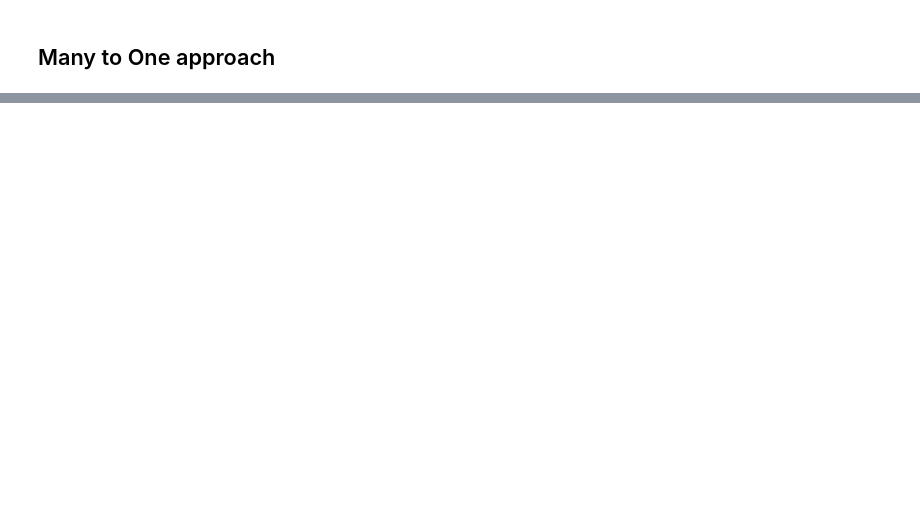
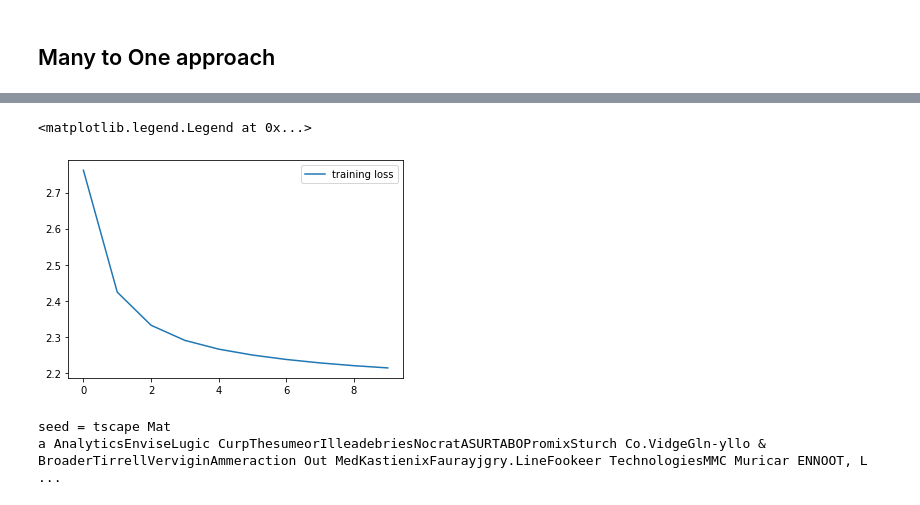
Before and after one commit to goodnic/MSE-TSM_DeLearn, a Jupyter notebook: Exercises/11/ex1_startup_names_g16.ipynb, the cells around one changed output, grey strips where cells are left out. Cells and saved outputs as stored; diff of their text form; code cells hidden in the pictures; blank space fills up the shorter version.

```diff
--- a/Exercises/11/ex1_startup_names_g16.ipynb
+++ b/Exercises/11/ex1_startup_names_g16.ipynb
@@ -618,0 +422,5 @@ print(generated_text)
+# %%
+batch_size = 128
+X, y = encode_corpus(mm=True)
+dataset = TensorDataset(X, y)
+train_loader = DataLoader(dataset, batch_size=batch_size, shuffle=True)
@@ -618,0 +437,20 @@ print(generated_text)
+# %%
+class LSTMModel(nn.Module):
+    def __init__(self, input_size, hidden_size, layer_size, num_classes):
+        super().__init__()
+        self.rnn = nn.LSTM(input_size, hidden_size, layer_size, batch_first=True)
+        self.fc = nn.Linear(hidden_size, num_classes)
+
+    def forward(self, x):
+        out, _ = self.rnn(x)
+        if not self.train:
+            out = out[:, -1]
+        out = self.fc(out)
+        return out
+# %%
+modellstm = LSTMModel(num_classes, hidden_size, layer_size, num_classes).to(device)
+
+optimizer = torch.optim.Adam(modellstm.parameters(), lr=0.001)
+criterion = nn.CrossEntropyLoss()
+
+summary(modellstm, input_size=(batch_size, sequence_length, num_classes))
@@ -618,0 +482,10 @@ print(generated_text)
+# %%
+%%time
+
+train_losses = []
+train_accuracies = []
+
+for epoch in range(1, epochs + 1):
+    train_result = train(epoch, modellstm, train_loader, criterion, mm=True)
+    train_losses.append(train_result["loss"])
+    train_accuracies.append(train_result["accuracy"])
@@ -618,0 +535,11 @@ print(generated_text)
+# %%
+plt.plot(train_losses, label="training loss")
+plt.legend()
+# %% [output]
+<matplotlib.legend.Legend at 0x...>
+[figure, added]
+# %%
+generate_text(modellstm, length=10000, mm=True)
+# %% [output]
+seed = tscape Mat
+a AnalyticsEnviseLugic CurpThesumeorIlleadebriesNocratASURTABOPromixSturch Co.VidgeGln-yllo & BroaderTirrellVerviginAmmeraction Out MedKastienixFaurayjgry.LineFookeer TechnologiesMMC Muricar ENNOOT, L ...
```
Also changed, not shown: parts of 54 cells of this notebook.
